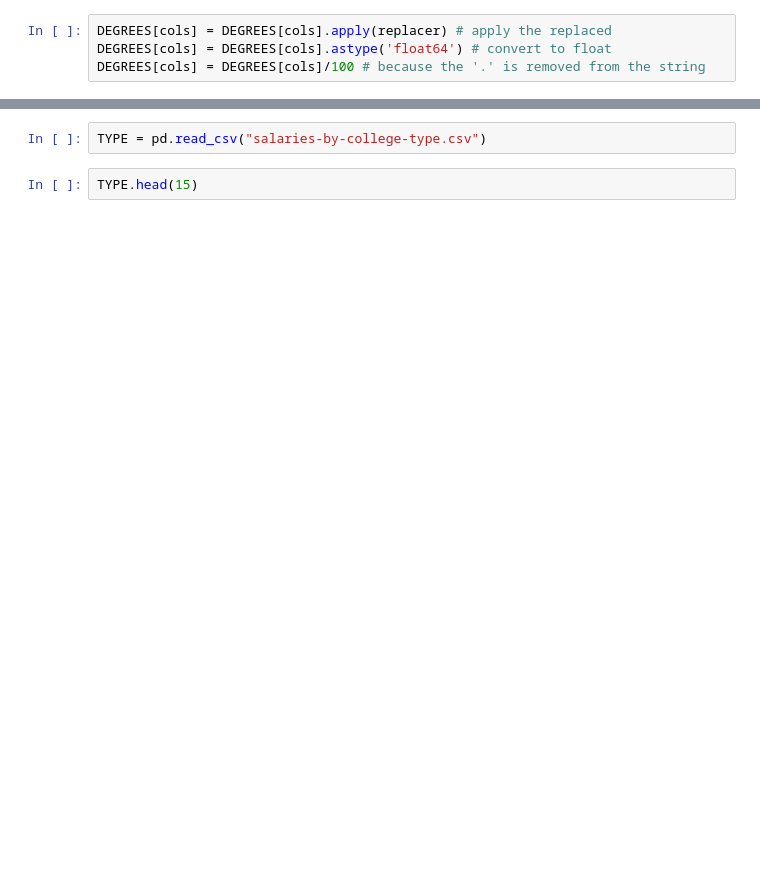
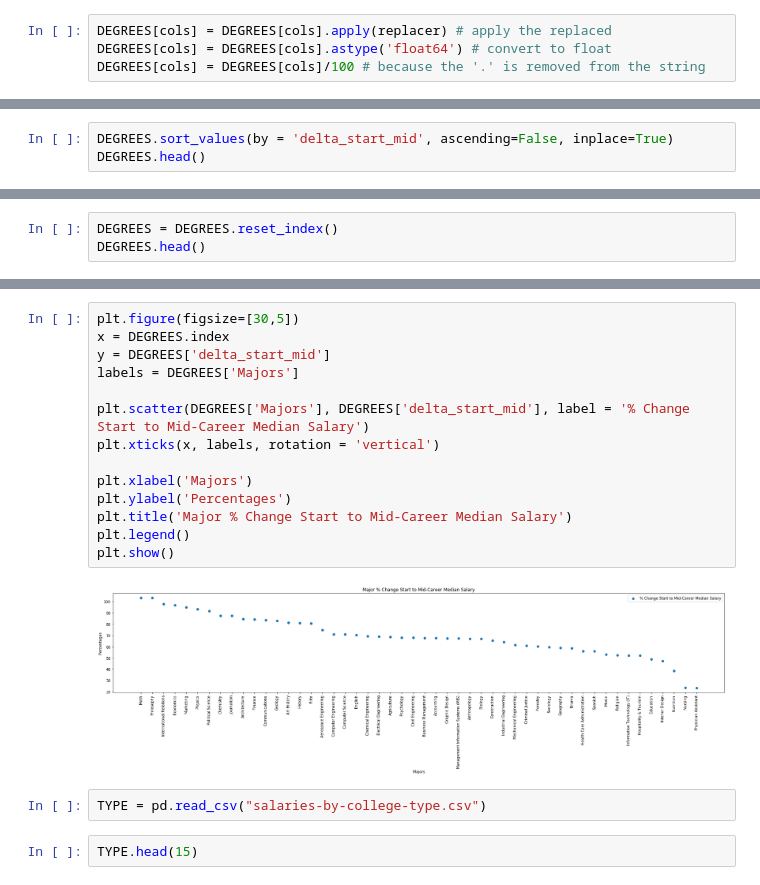
Before and after one commit to LyuboKushev/college-attendance-usa, a Jupyter notebook: Where It Pays to Attend College.ipynb, the cells around one changed output, grey strips where cells are left out. Drawn from its saved outputs; the diff is of its cells as text; blank space fills up the shorter version.

```diff
--- a/Where It Pays to Attend College.ipynb
+++ b/Where It Pays to Attend College.ipynb
@@ -102,0 +104,3 @@ Name: Undergraduate Major, dtype: object
+# %%
+DEGREES.sort_values(by = 'delta_start_mid', ascending=False, inplace=True)
+DEGREES.head()
@@ -102,0 +114,3 @@ Name: Undergraduate Major, dtype: object
+# %%
+DEGREES = DEGREES.reset_index()
+DEGREES.head()
@@ -103,3 +124,19 @@ Name: Undergraduate Major, dtype: object
+# %%
+plt.figure(figsize=[30,5])
+x = DEGREES.index
+y = DEGREES['delta_start_mid']
+labels = DEGREES['Majors']
+
+plt.scatter(DEGREES['Majors'], DEGREES['delta_start_mid'], label = '% Change Start to Mid-Career Median Salary')
+plt.xticks(x, labels, rotation = 'vertical')
+
+plt.xlabel('Majors')
+plt.ylabel('Percentages')
+plt.title('Major % Change Start to Mid-Career Median Salary')
+plt.legend()
+plt.show()
+# %% [output]
+[figure, added]
 # %%
 TYPE = pd.read_csv("salaries-by-college-type.csv")
 # %%
```
Also changed, not shown: parts of 17 cells of this notebook.
